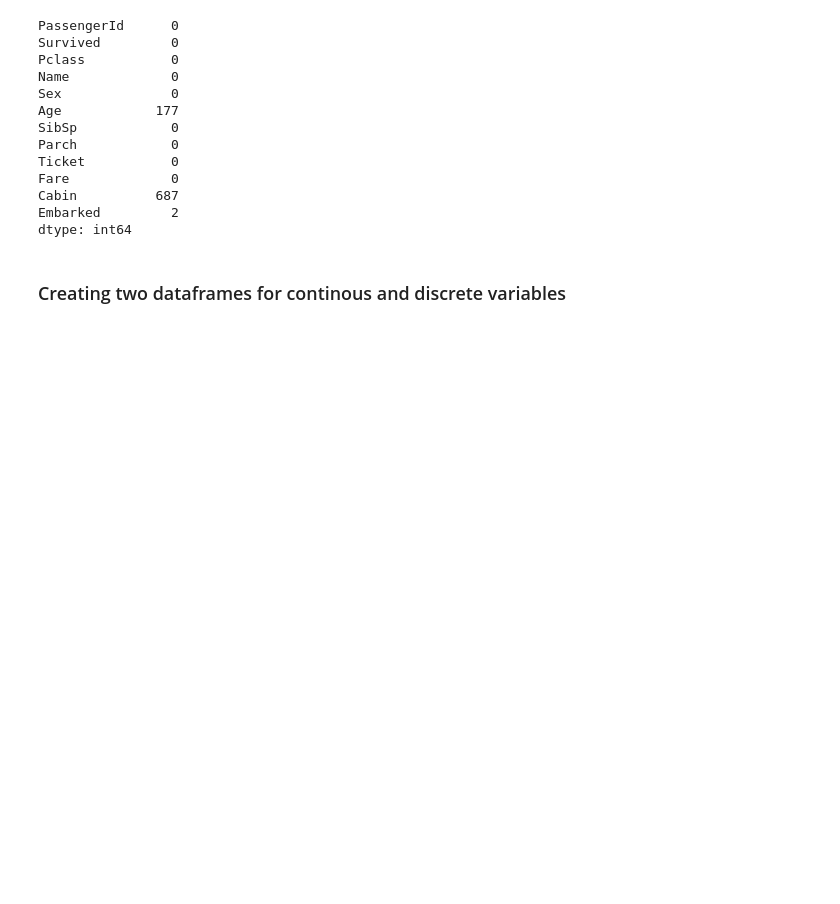
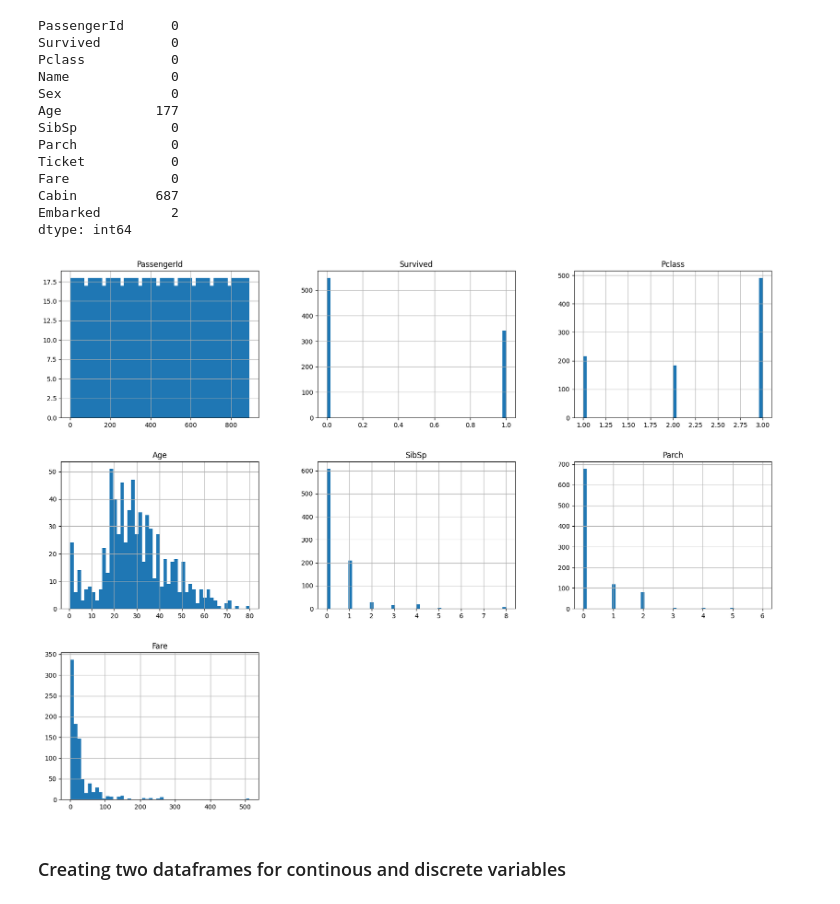
Before and after one commit to KaustubhKasture/Essential-Datasets, a Jupyter notebook: Titanic.ipynb, the cells around one changed output. Drawn from its saved outputs; the diff is of its cells as text; code cells hidden in the pictures; blank space fills up the shorter version.

```diff
--- a/Titanic.ipynb
+++ b/Titanic.ipynb
@@ -89,6 +89,11 @@ Fare             0
 Cabin          687
 Embarked         2
 dtype: int64
+# %%
+df.hist(bins=50,figsize=(20,15))
+plt.show()
+# %% [output]
+[figure, added]
 # %% [markdown]
 ### Creating two dataframes for continous and discrete variables
 # %%
```
Also changed, not shown: parts of 8 cells of this notebook, 2 other files.
